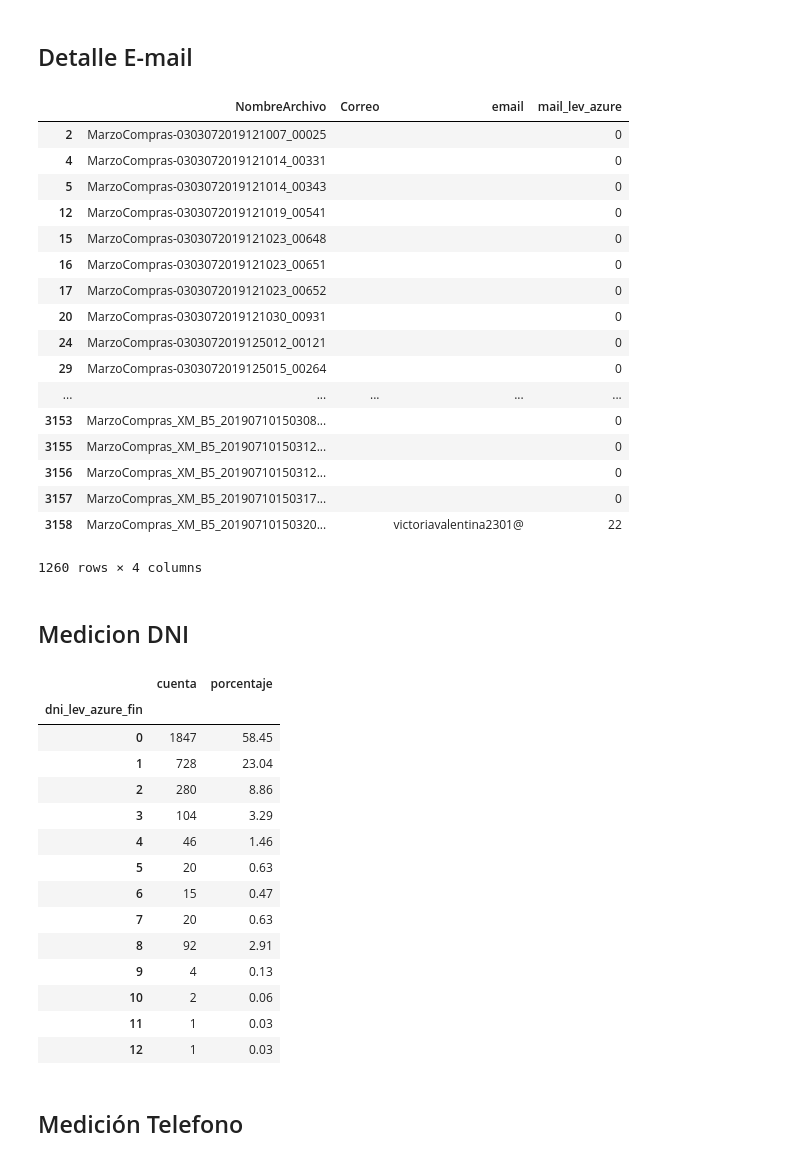
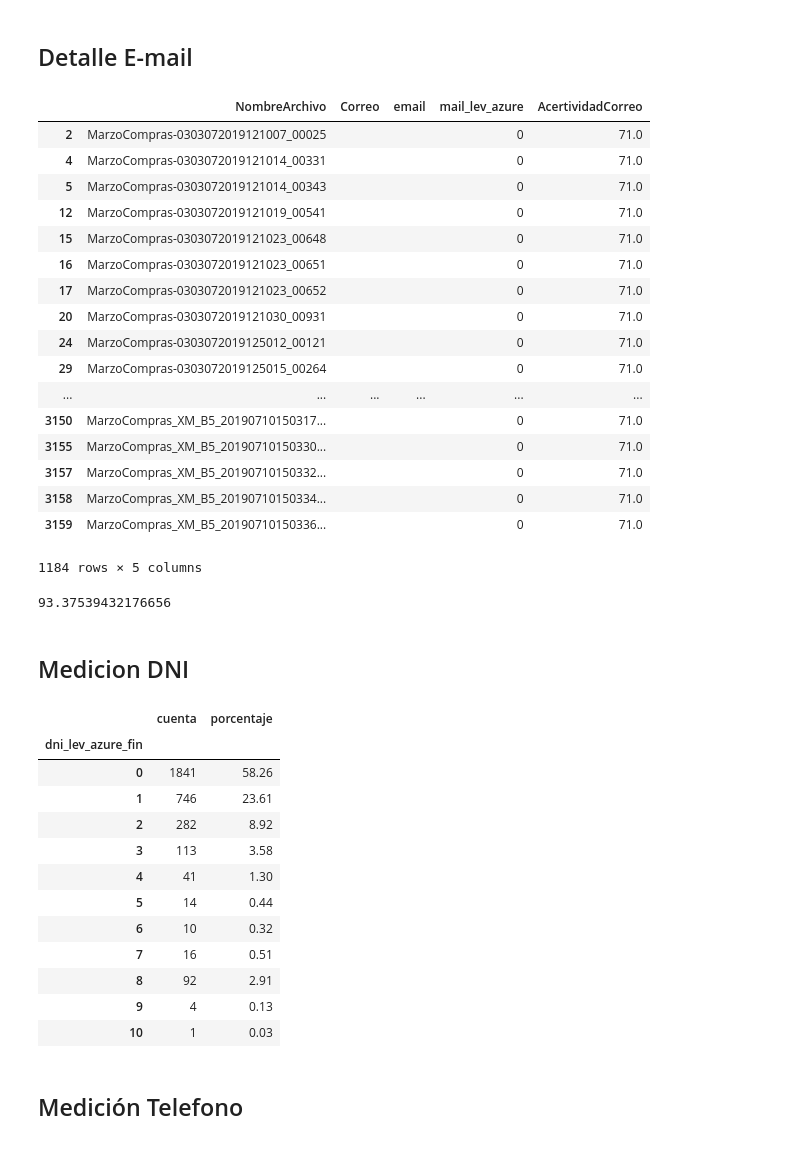
Before and after one commit to hvcdrake/handwrittenExtractor, a Jupyter notebook: notebooks_flow/AzureComparing.ipynb, the cells around one changed output. Saved outputs shown, nothing was run; the diff lists cells and outputs as text; code cells hidden in the pictures.

```diff
--- a/notebooks_flow/AzureComparing.ipynb
+++ b/notebooks_flow/AzureComparing.ipynb
@@ -102,5 +95,5 @@ local.head()
 # %%
-bd_azure = pd.read_csv('azure_result/azure_result.csv', dtype={'DNI':str, 'telefono':str})
+bd_azure = pd.read_csv('azure_result/azure_result_testing.csv', dtype={'DNI':str, 'telefono':str})
 bd_azure = bd_azure.fillna('')
 # %%
 bd_azure.head(100)
@@ -241,26 +235,30 @@ total_comp_azure[['NombreArchivo','Telefono','telefono','tel_lev_azure']][total_
 # %% [markdown]
 ## Detalle E-mail
 # %%
-total_comp_azure[['NombreArchivo','Correo','email','mail_lev_azure']][total_comp_azure.len_mail_est==0]
+total_comp_azure[['NombreArchivo','Correo','email','mail_lev_azure','AcertividadCorreo']][total_comp_azure.len_mail_est==0][total_comp_azure.email==""]
 # %% [output]
-|  | NombreArchivo | Correo | email | mail_lev_azure |
-| 2 | MarzoCompras-0303072019121007_00025 |  |  | 0 |
-| 4 | MarzoCompras-0303072019121014_00331 |  |  | 0 |
-| 5 | MarzoCompras-0303072019121014_00343 |  |  | 0 |
-| 12 | MarzoCompras-0303072019121019_00541 |  |  | 0 |
-| 15 | MarzoCompras-0303072019121023_00648 |  |  | 0 |
-| 16 | MarzoCompras-0303072019121023_00651 |  |  | 0 |
-| 17 | MarzoCompras-0303072019121023_00652 |  |  | 0 |
-| 20 | MarzoCompras-0303072019121030_00931 |  |  | 0 |
-| 24 | MarzoCompras-0303072019125012_00121 |  |  | 0 |
-| 29 | MarzoCompras-0303072019125015_00264 |  |  | 0 |
-| ... | ... | ... | ... | ... |
-| 3153 | MarzoCompras_XM_B5_20190710150308... |  |  | 0 |
-| 3155 | MarzoCompras_XM_B5_20190710150312... |  |  | 0 |
-| 3156 | MarzoCompras_XM_B5_20190710150312... |  |  | 0 |
-| 3157 | MarzoCompras_XM_B5_20190710150317... |  |  | 0 |
-| 3158 | MarzoCompras_XM_B5_20190710150320... |  | victoriavalentina2301@ | 22 |
+|  | NombreArchivo | Correo | email | mail_lev_azure | AcertividadCorreo |
+| 2 | MarzoCompras-0303072019121007_00025 |  |  | 0 | 71.0 |
+| 4 | MarzoCompras-0303072019121014_00331 |  |  | 0 | 71.0 |
+| 5 | MarzoCompras-0303072019121014_00343 |  |  | 0 | 71.0 |
+| 12 | MarzoCompras-0303072019121019_00541 |  |  | 0 | 71.0 |
+| 15 | MarzoCompras-0303072019121023_00648 |  |  | 0 | 71.0 |
+| 16 | MarzoCompras-0303072019121023_00651 |  |  | 0 | 71.0 |
+| 17 | MarzoCompras-0303072019121023_00652 |  |  | 0 | 71.0 |
+| 20 | MarzoCompras-0303072019121030_00931 |  |  | 0 | 71.0 |
+| 24 | MarzoCompras-0303072019125012_00121 |  |  | 0 | 71.0 |
+| 29 | MarzoCompras-0303072019125015_00264 |  |  | 0 | 71.0 |
+| ... | ... | ... | ... | ... | ... |
+| 3150 | MarzoCompras_XM_B5_20190710150317... |  |  | 0 | 71.0 |
+| 3155 | MarzoCompras_XM_B5_20190710150330... |  |  | 0 | 71.0 |
+| 3157 | MarzoCompras_XM_B5_20190710150332... |  |  | 0 | 71.0 |
+| 3158 | MarzoCompras_XM_B5_20190710150334... |  |  | 0 | 71.0 |
+| 3159 | MarzoCompras_XM_B5_20190710150336... |  |  | 0 | 71.0 |
-1260 rows × 4 columns
+1184 rows × 5 columns
+# %%
+1184 * 100 / 1268
+# %% [output]
+93.37539432176656
 # %% [markdown]
 ## Medicion DNI
 # %%
@@ -271,19 +269,17 @@ lev_dni_azure[['cuenta','porcentaje']]
 # %% [output]
 |  | cuenta | porcentaje |
 | dni_lev_azure_fin |  |  |
-| 0 | 1847 | 58.45 |
-| 1 | 728 | 23.04 |
-| 2 | 280 | 8.86 |
-| 3 | 104 | 3.29 |
-| 4 | 46 | 1.46 |
-| 5 | 20 | 0.63 |
-| 6 | 15 | 0.47 |
-| 7 | 20 | 0.63 |
+| 0 | 1841 | 58.26 |
+| 1 | 746 | 23.61 |
+| 2 | 282 | 8.92 |
+| 3 | 113 | 3.58 |
+| 4 | 41 | 1.30 |
+| 5 | 14 | 0.44 |
+| 6 | 10 | 0.32 |
+| 7 | 16 | 0.51 |
 | 8 | 92 | 2.91 |
 | 9 | 4 | 0.13 |
-| 10 | 2 | 0.06 |
-| 11 | 1 | 0.03 |
-| 12 | 1 | 0.03 |
+| 10 | 1 | 0.03 |
 # %% [markdown]
 ## Medición Telefono
 # %%
```
Also changed, not shown: parts of 16 cells of this notebook, 4 other files.
